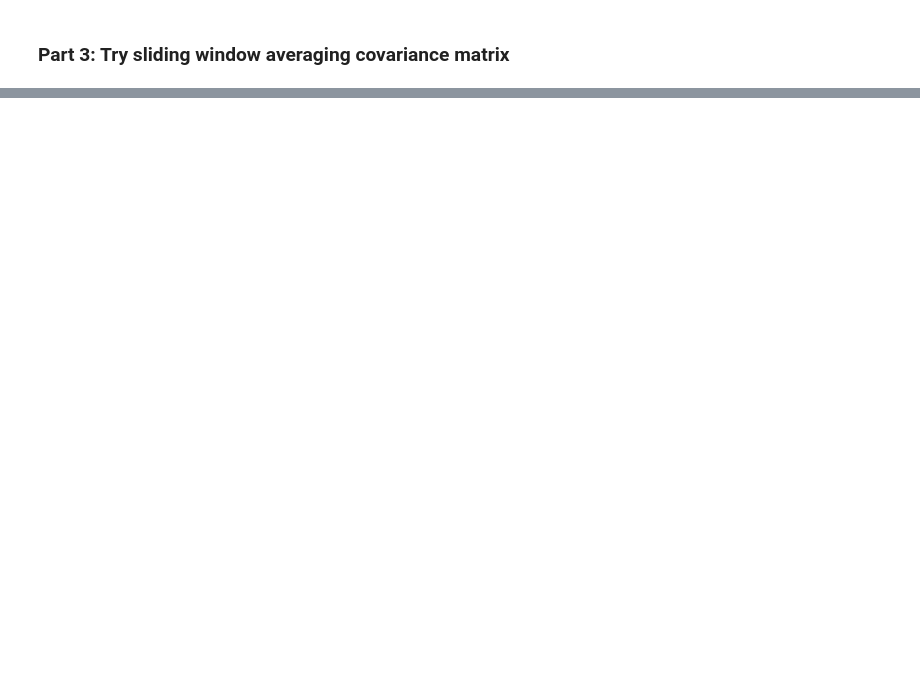
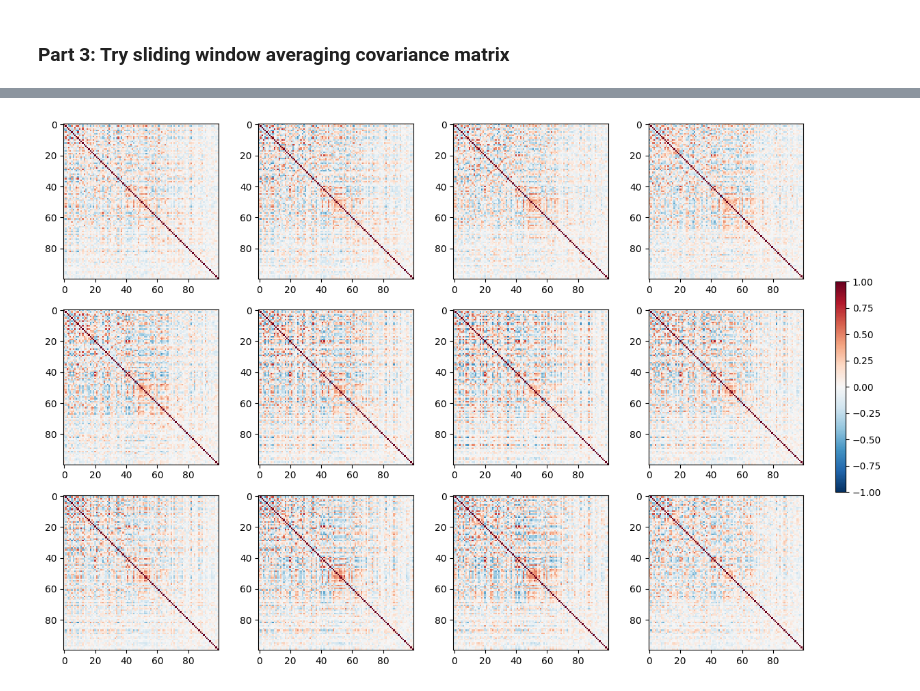
Before and after one commit to vickyli1015/DSC180-Functional-Connectivity-Project, a Jupyter notebook: anastasiya.ipynb, the cells around one changed output, grey strips where cells are left out. Cells and saved outputs as stored; diff of their text form; code cells hidden in the pictures; blank space fills up the shorter version.

Commit message:
more windows and corr

```diff
--- a/anastasiya.ipynb
+++ b/anastasiya.ipynb
@@ -233,0 +240,17 @@ np.int64(102)
+# %%
+def sliding_windows(data, num_windows):
+    len_window = 4800//num_windows
+    window_matrices = []
+    fig, axs = plt.subplots(num_windows//4, 4, figsize=(15, 10))
+    for i in range(num_windows):
+        row = i//4
+        col = i % 4
+        i = int(i*len_window//2)
+        lil_data = data[i: i + len_window]
+        sub_corr_matrix = np.corrcoef(lil_data.T)
+        window_matrices.append(sub_corr_matrix)
+        img = axs[row][col].imshow(sub_corr_matrix, cmap="RdBu_r",vmin=-1, vmax=1, interpolation="none")
+        # axs[row][col].title(f"corr graph in window {i} to {i+len_5_min}")
+        #plt.show()
+    fig.colorbar(img, ax=axs, orientation='vertical', fraction=0.02, pad=0.04, shrink = 0.4)
+    return window_matrices
@@ -233,0 +279,5 @@ np.int64(102)
+# %%
+num_windows = 12
+windows12 = sliding_windows(data, num_windows)
+# %% [output]
+[figure, added]
```
Also changed, not shown: parts of 29 cells of this notebook.
